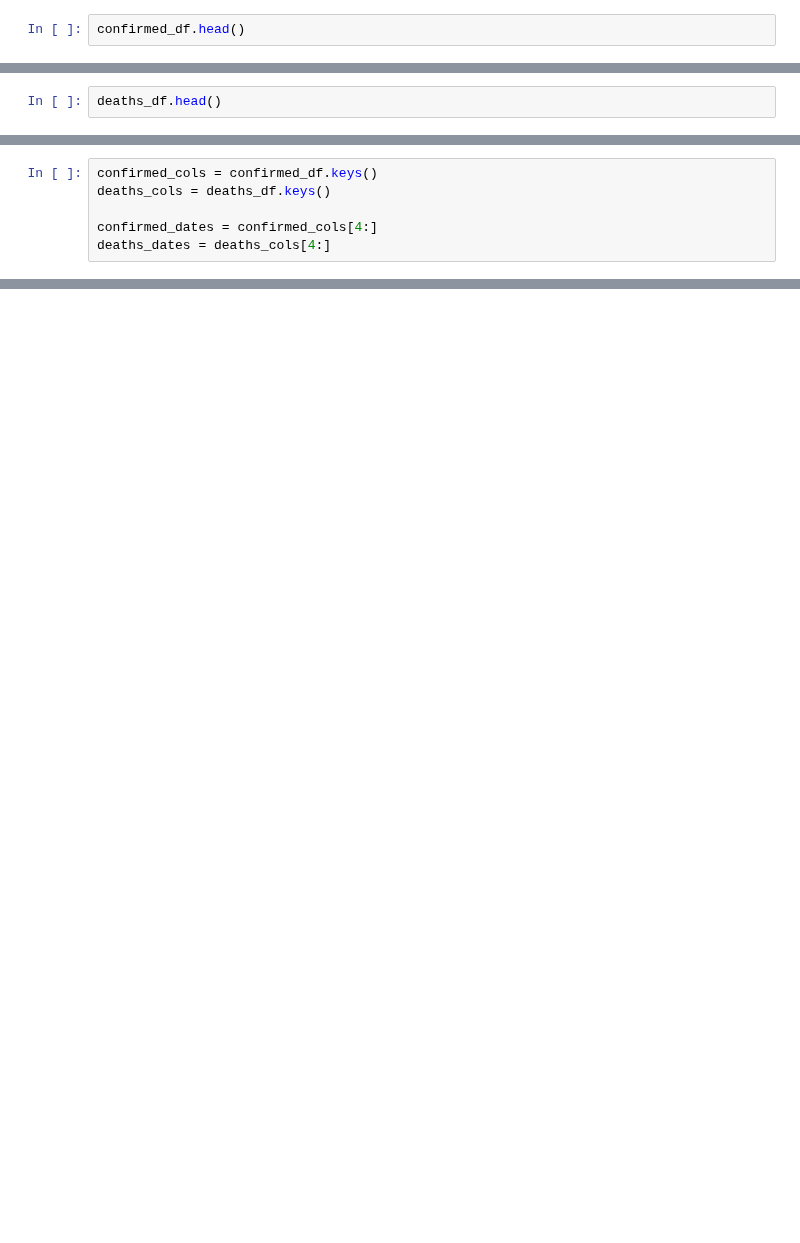
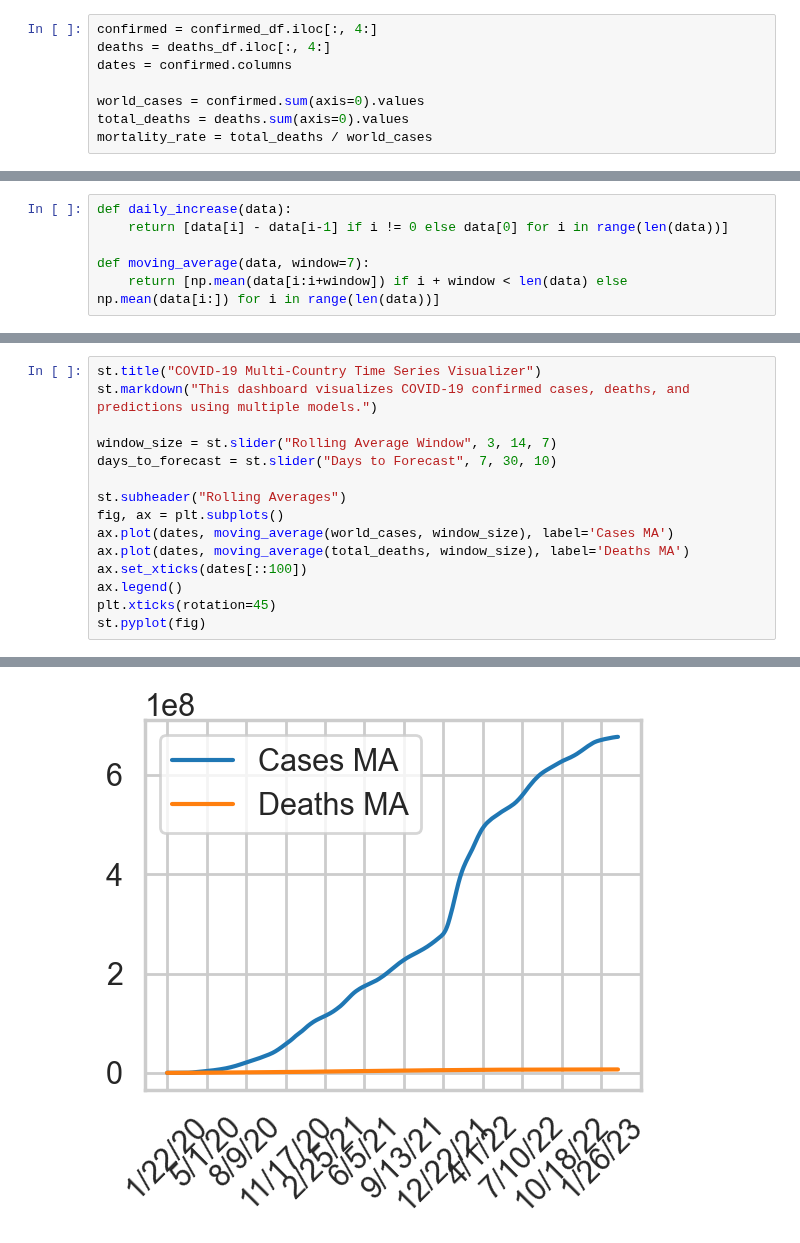
Before and after one commit to spencer2502/Covid-dataset, a Jupyter notebook: host.ipynb, the cells around one changed output, grey strips where cells are left out. Cells and saved outputs as stored; diff of their text form; blank space fills up the shorter version.

```diff
--- a/host.ipynb
+++ b/host.ipynb
@@ -28,2 +21,8 @@ recovered_df = pd.read_csv(  # Optional, if recovered data is still maintained
 # %%
-confirmed_df.head()
+confirmed = confirmed_df.iloc[:, 4:]
+deaths = deaths_df.iloc[:, 4:]
+dates = confirmed.columns
+
+world_cases = confirmed.sum(axis=0).values
+total_deaths = deaths.sum(axis=0).values
+mortality_rate = total_deaths / world_cases
@@ -38,2 +29,6 @@ confirmed_df.head()
 # %%
-deaths_df.head()
+def daily_increase(data):
+    return [data[i] - data[i-1] if i != 0 else data[0] for i in range(len(data))]
+
+def moving_average(data, window=7):
+    return [np.mean(data[i:i+window]) if i + window < len(data) else np.mean(data[i:]) for i in range(len(data))]
@@ -58,6 +38,16 @@ recovered_df.head()
-# %%
-confirmed_cols = confirmed_df.keys()
-deaths_cols = deaths_df.keys()
-
-confirmed_dates = confirmed_cols[4:]
-deaths_dates = deaths_cols[4:]
+# %%
+st.title("COVID-19 Multi-Country Time Series Visualizer")
+st.markdown("This dashboard visualizes COVID-19 confirmed cases, deaths, and predictions using multiple models.")
+
+window_size = st.slider("Rolling Average Window", 3, 14, 7)
+days_to_forecast = st.slider("Days to Forecast", 7, 30, 10)
+
+st.subheader("Rolling Averages")
+fig, ax = plt.subplots()
+ax.plot(dates, moving_average(world_cases, window_size), label='Cases MA')
+ax.plot(dates, moving_average(total_deaths, window_size), label='Deaths MA')
+ax.set_xticks(dates[::100])
+ax.legend()
+plt.xticks(rotation=45)
+st.pyplot(fig)
+# %% [output]
@@ -63,0 +60 @@ deaths_dates = deaths_cols[4:]
+[figure, added]
```
Also changed, not shown: parts of 14 cells of this notebook, 1 other file.
